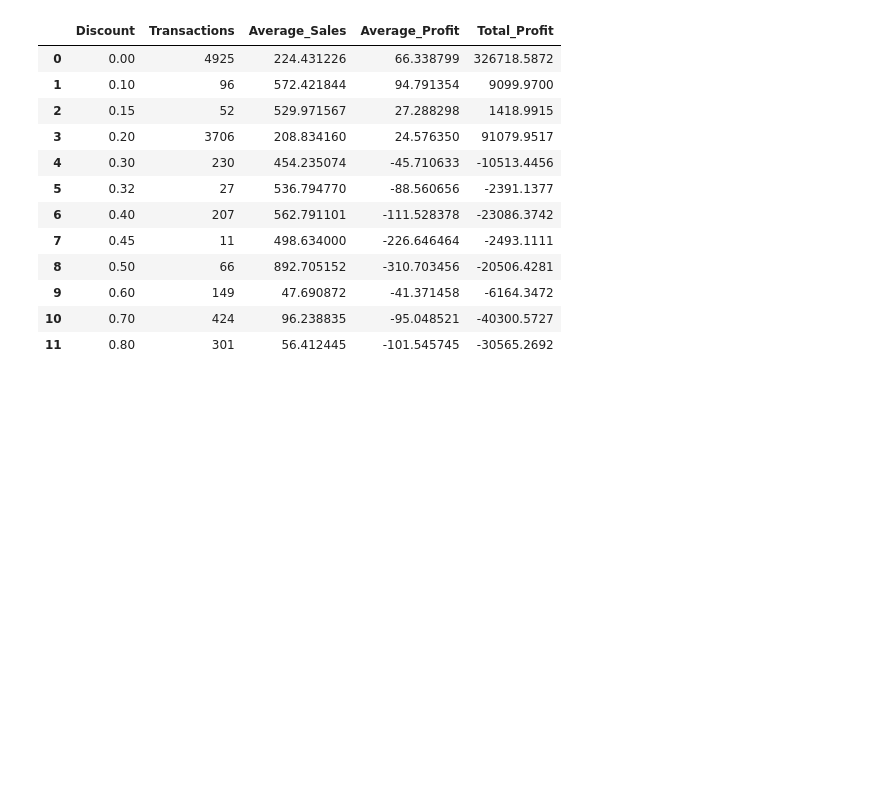
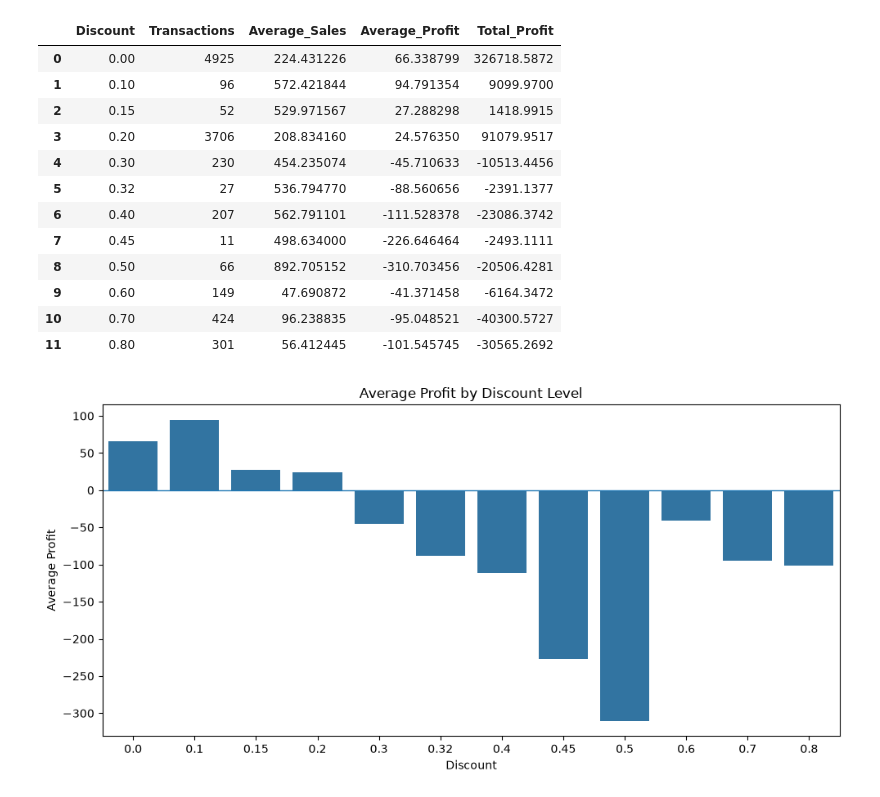
Before and after one commit to KashishSirohiwal/ShadowFox, a Jupyter notebook: Beginner/notebooks/beginner_superstore_sales_analysis.ipynb, the cells around one changed output. Drawn from its saved outputs; the diff is of its cells as text; code cells hidden in the pictures; blank space fills up the shorter version.

```diff
--- a/Beginner/notebooks/beginner_superstore_sales_analysis.ipynb
+++ b/Beginner/notebooks/beginner_superstore_sales_analysis.ipynb
@@ -453,14 +454,12 @@ Spearman correlation between Discount and Profit: -0.5414893515331073
 # %%
 # Compare sales and profitability across different discount levels
 discount_analysis = (
-    df.groupby("Discount")
-      .agg(
-          Transactions=("Discount", "size"),
-          Average_Sales=("Sales", "mean"),
-          Average_Profit=("Profit", "mean"),
-          Total_Profit=("Profit", "sum")
-      )
-      .reset_index()
+    df.groupby("Discount").agg(
+        Transactions=("Discount", "size"),
+        Average_Sales=("Sales", "mean"),
+        Average_Profit=("Profit", "mean"),
+        Total_Profit=("Profit", "sum")
+    ).reset_index()
 )
 
 discount_analysis
@@ -478,3 +477,23 @@ discount_analysis
 | 9 | 0.60 | 149 | 47.690872 | -41.371458 | -6164.3472 |
 | 10 | 0.70 | 424 | 96.238835 | -95.048521 | -40300.5727 |
 | 11 | 0.80 | 301 | 56.412445 | -101.545745 | -30565.2692 |
+# %%
+# Visualize average profit across different discount levels
+plt.figure(figsize=(10, 5))
+
+sns.barplot(
+    data=discount_analysis,
+    x="Discount",
+    y="Average_Profit"
+)
+
+plt.axhline(0, linewidth=1)
+plt.title("Average Profit by Discount Level")
+plt.xlabel("Discount")
+plt.ylabel("Average Profit")
+plt.xticks(rotation=0)
+plt.tight_layout()
+
+plt.show()
+# %% [output]
+[figure, added]
```
Also changed, not shown: parts of 33 cells of this notebook.
